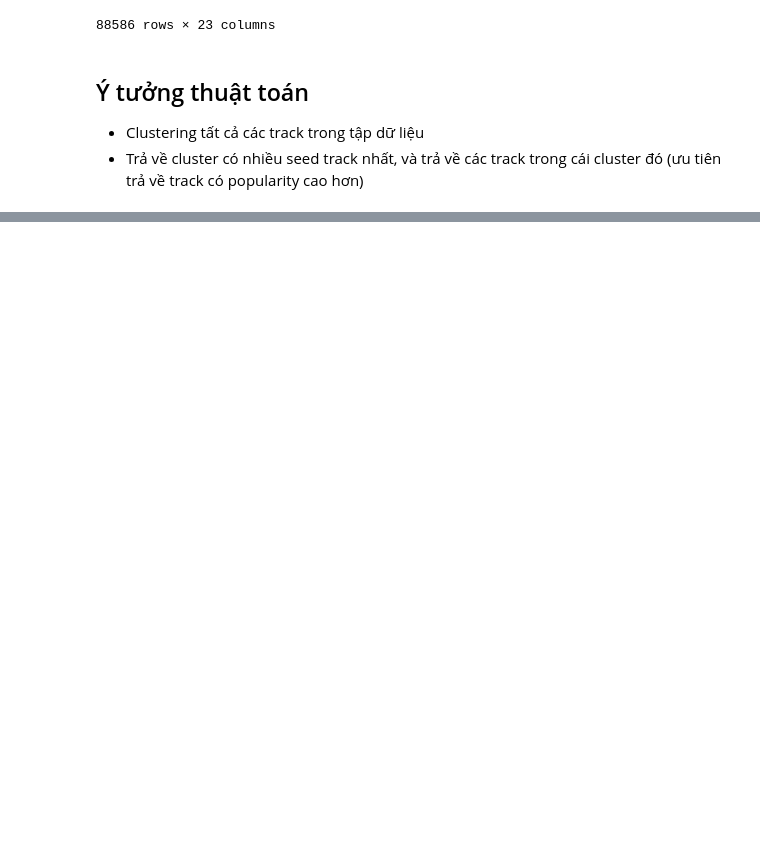
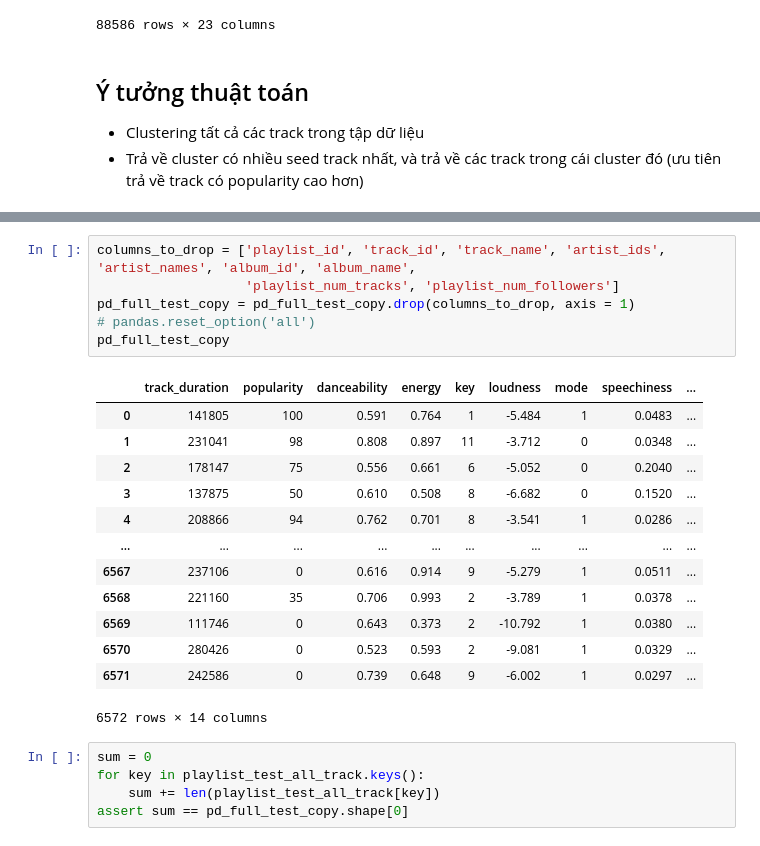
Before and after one commit to t3bol90/Automatic-Music-Playlist-Continuation, a Jupyter notebook: source/model/k_means.ipynb, the cells around one changed output, grey strips where cells are left out. Saved outputs shown, nothing was run; the diff lists cells and outputs as text; blank space fills up the shorter version.

```diff
--- a/source/model/k_means.ipynb
+++ b/source/model/k_means.ipynb
@@ -378,0 +347,25 @@ scaled_pd_full_test = scaler.transform(pd_full_test)
+# %%
+columns_to_drop = ['playlist_id', 'track_id', 'track_name', 'artist_ids', 'artist_names', 'album_id', 'album_name',
+                   'playlist_num_tracks', 'playlist_num_followers']
+pd_full_test_copy = pd_full_test_copy.drop(columns_to_drop, axis = 1)
+# pandas.reset_option('all')
+pd_full_test_copy
+# %% [output]
+|  | track_duration | popularity | danceability | energy | key | loudness | mode | speechiness | ... |
+| 0 | 141805 | 100 | 0.591 | 0.764 | 1 | -5.484 | 1 | 0.0483 | ... |
+| 1 | 231041 | 98 | 0.808 | 0.897 | 11 | -3.712 | 0 | 0.0348 | ... |
+| 2 | 178147 | 75 | 0.556 | 0.661 | 6 | -5.052 | 0 | 0.2040 | ... |
+| 3 | 137875 | 50 | 0.610 | 0.508 | 8 | -6.682 | 0 | 0.1520 | ... |
+| 4 | 208866 | 94 | 0.762 | 0.701 | 8 | -3.541 | 1 | 0.0286 | ... |
+| ... | ... | ... | ... | ... | ... | ... | ... | ... | ... |
+| 6567 | 237106 | 0 | 0.616 | 0.914 | 9 | -5.279 | 1 | 0.0511 | ... |
+| 6568 | 221160 | 35 | 0.706 | 0.993 | 2 | -3.789 | 1 | 0.0378 | ... |
+| 6569 | 111746 | 0 | 0.643 | 0.373 | 2 | -10.792 | 1 | 0.0380 | ... |
+| 6570 | 280426 | 0 | 0.523 | 0.593 | 2 | -9.081 | 1 | 0.0329 | ... |
+| 6571 | 242586 | 0 | 0.739 | 0.648 | 9 | -6.002 | 1 | 0.0297 | ... |
+6572 rows × 14 columns
+# %%
+sum = 0
+for key in playlist_test_all_track.keys():
+    sum += len(playlist_test_all_track[key])
+assert sum == pd_full_test_copy.shape[0]
```
Also changed, not shown: parts of 43 cells of this notebook.
